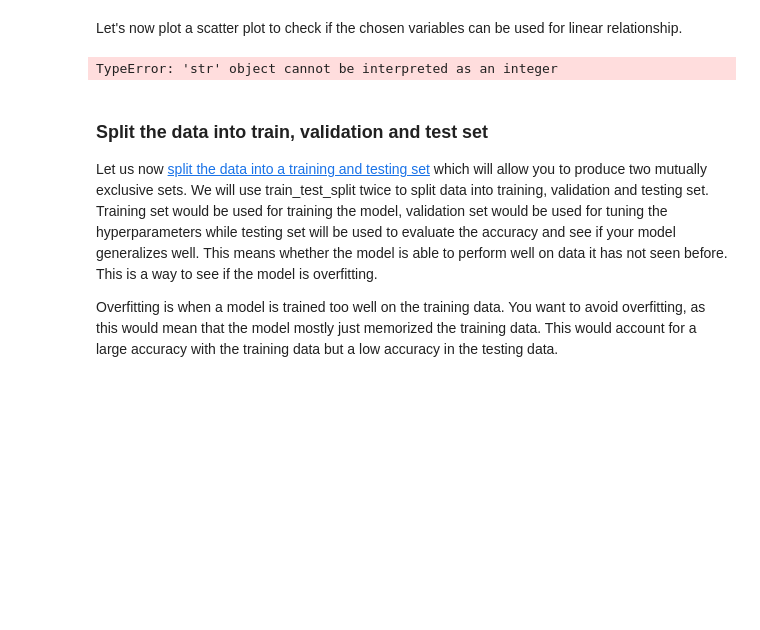
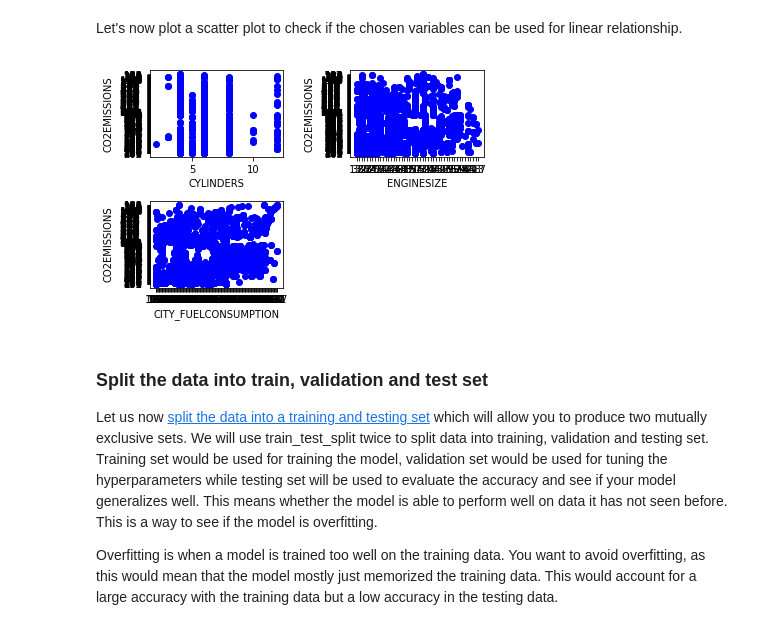
Before and after one commit to asheeshcric/fuse-ai, a Jupyter notebook: Assignments/2.2 Supervised-ML.ipynb, the cells around one changed output. Cells and saved outputs as stored; diff of their text form; code cells hidden in the pictures; blank space fills up the shorter version.

Commit message:
Add scatter plot for visualizing linear relation among the feature variables

```diff
--- a/Assignments/2.2 Supervised-ML.ipynb
+++ b/Assignments/2.2 Supervised-ML.ipynb
@@ -227,7 +224,6 @@ Assign the target values to y.
 y = None
 # YOUR CODE HERE
 Y = pd.DataFrame(fuel_df['CO2EMISSIONS'])
-fuel_df = fuel_df.drop('CO2EMISSIONS', axis=1)
 # %%
 Y.head()
 # %% [output]
@@ -242,18 +238,19 @@ Y.head()
 # %% [markdown]
 Let's now plot a scatter plot to check if the chosen variables can be used for linear relationship.
 # %%
-variables = variables.pop('CO2EMISSIONS')
+%matplotlib inline
+variables = ['CYLINDERS','ENGINESIZE',"CITY_FUELCONSUMPTION"]
 nv = len(variables)
 s = np.ceil(np.sqrt(nv-1)).astype(int)
 for i in range(nv):
     plt.subplot(s,s,i+1)
     plt.subplots_adjust(wspace = 0.5,hspace=0.5)
     plt.scatter(fuel_df[variables[i]], fuel_df[target],  color='blue')
     plt.xlabel(variables[i])
     plt.ylabel(target)
 plt.show()
 # %% [output]
-TypeError: 'str' object cannot be interpreted as an integer
+[figure, added]
 # %% [markdown]
 ### Split the data into train, validation and test set
 
```
Also changed, not shown: parts of 1 cell of this notebook.
